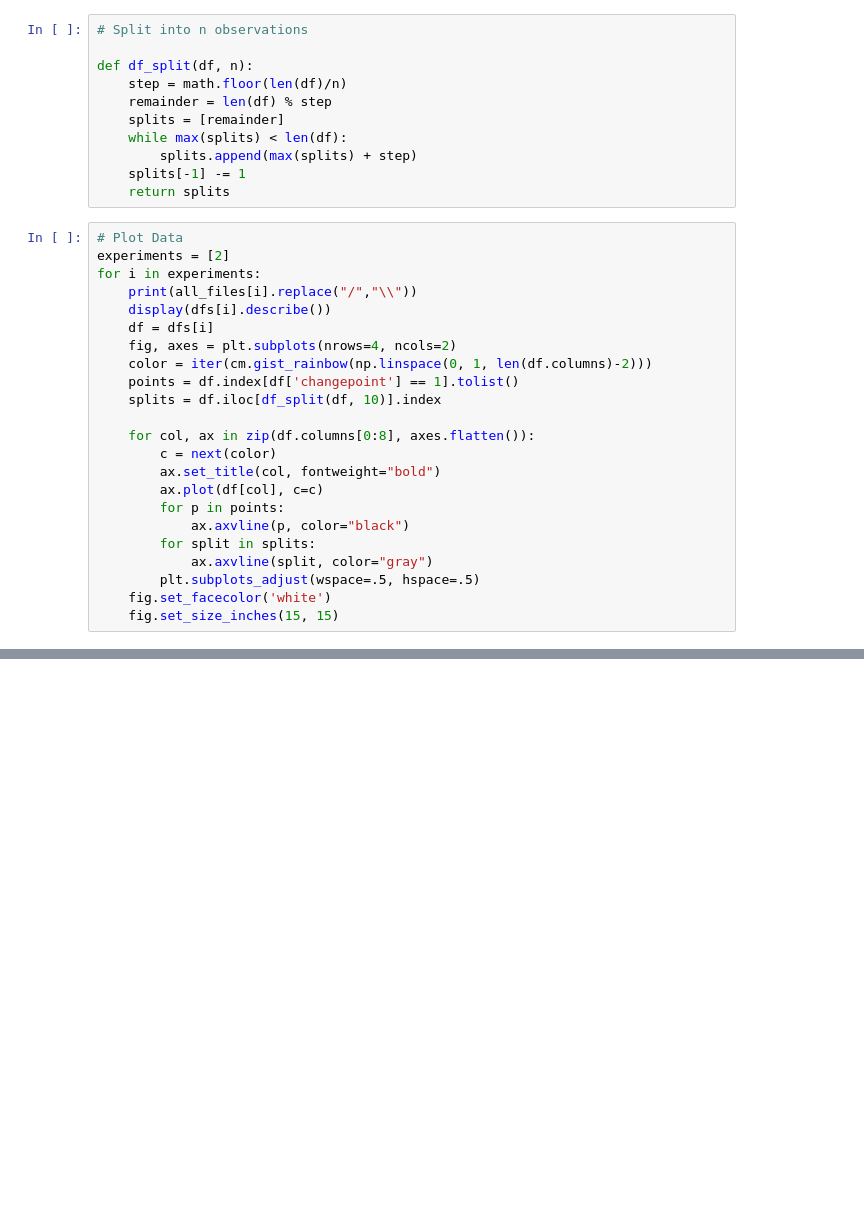
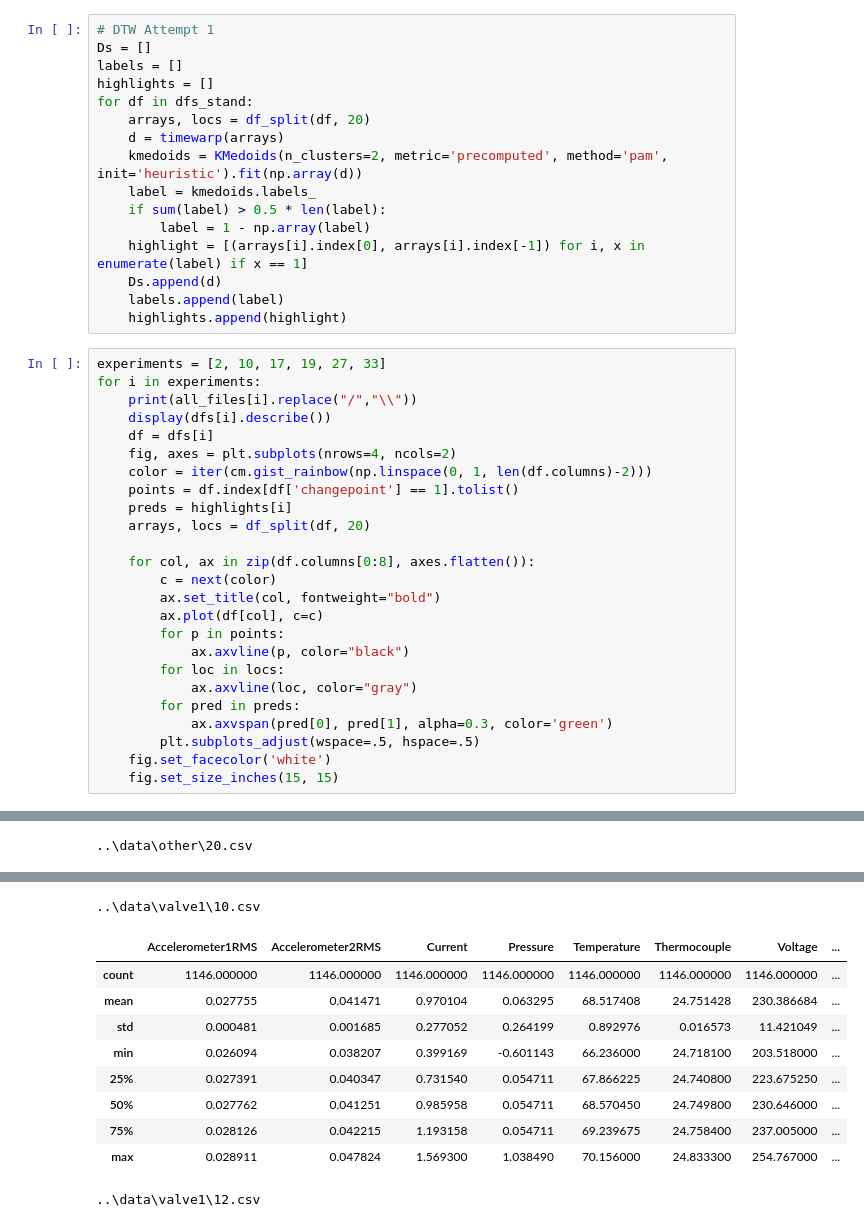
Before and after one commit to shcoops/SKAB, a Jupyter notebook: notebooks/DTW.ipynb, the cells around one changed output, grey strips where cells are left out. Saved outputs shown, nothing was run; the diff lists cells and outputs as text; blank space fills up the shorter version.

```diff
--- a/notebooks/DTW.ipynb
+++ b/notebooks/DTW.ipynb
@@ -75,17 +127,21 @@ NameError: name 'dfs' is not defined
-# %%
-# Split into n observations
-
-def df_split(df, n):
-    step = math.floor(len(df)/n)
-    remainder = len(df) % step
-    splits = [remainder]
-    while max(splits) < len(df):
-        splits.append(max(splits) + step)
-    splits[-1] -= 1
-    return splits
+# %%
+# DTW Attempt 1
+Ds = []
+labels = []
+highlights = []
+for df in dfs_stand:
+    arrays, locs = df_split(df, 20)
+    d = timewarp(arrays)
+    kmedoids = KMedoids(n_clusters=2, metric='precomputed', method='pam', init='heuristic').fit(np.array(d))
+    label = kmedoids.labels_
+    if sum(label) > 0.5 * len(label):
+        label = 1 - np.array(label)
+    highlight = [(arrays[i].index[0], arrays[i].index[-1]) for i, x in enumerate(label) if x == 1]
+    Ds.append(d)
+    labels.append(label)
+    highlights.append(highlight)
 # %%
-# Plot Data
-experiments = [2]
+experiments = [2, 10, 17, 19, 27, 33]
 for i in experiments:
     print(all_files[i].replace("/","\\"))
     display(dfs[i].describe())
@@ -93,7 +149,8 @@ for i in experiments:
     fig, axes = plt.subplots(nrows=4, ncols=2)
     color = iter(cm.gist_rainbow(np.linspace(0, 1, len(df.columns)-2)))
     points = df.index[df['changepoint'] == 1].tolist()
-    splits = df.iloc[df_split(df, 10)].index
+    preds = highlights[i]
+    arrays, locs = df_split(df, 20)
 
     for col, ax in zip(df.columns[0:8], axes.flatten()):
         c = next(color)
@@ -101,8 +158,10 @@ for i in experiments:
         ax.plot(df[col], c=c)
         for p in points:
             ax.axvline(p, color="black")
-        for split in splits:
-            ax.axvline(split, color="gray")
+        for loc in locs:
+            ax.axvline(loc, color="gray")
+        for pred in preds:
+            ax.axvspan(pred[0], pred[1], alpha=0.3, color='green')
         plt.subplots_adjust(wspace=.5, hspace=.5)
     fig.set_facecolor('white')
     fig.set_size_inches(15, 15)
@@ -120,0 +179 @@ for i in experiments:
+..\data\other\20.csv
@@ -120,0 +189,11 @@ for i in experiments:
+..\data\valve1\10.csv
+|  | Accelerometer1RMS | Accelerometer2RMS | Current | Pressure | Temperature | Thermocouple | Voltage | ... |
+| count | 1146.000000 | 1146.000000 | 1146.000000 | 1146.000000 | 1146.000000 | 1146.000000 | 1146.000000 | ... |
+| mean | 0.027755 | 0.041471 | 0.970104 | 0.063295 | 68.517408 | 24.751428 | 230.386684 | ... |
+| std | 0.000481 | 0.001685 | 0.277052 | 0.264199 | 0.892976 | 0.016573 | 11.421049 | ... |
+| min | 0.026094 | 0.038207 | 0.399169 | -0.601143 | 66.236000 | 24.718100 | 203.518000 | ... |
+| 25% | 0.027391 | 0.040347 | 0.731540 | 0.054711 | 67.866225 | 24.740800 | 223.675250 | ... |
+| 50% | 0.027762 | 0.041251 | 0.985958 | 0.054711 | 68.570450 | 24.749800 | 230.646000 | ... |
+| 75% | 0.028126 | 0.042215 | 1.193158 | 0.054711 | 69.239675 | 24.758400 | 237.005000 | ... |
+| max | 0.028911 | 0.047824 | 1.569300 | 1.038490 | 70.156000 | 24.833300 | 254.767000 | ... |
+..\data\valve1\12.csv
```
Also changed, not shown: parts of 12 cells of this notebook, 1 other file.
